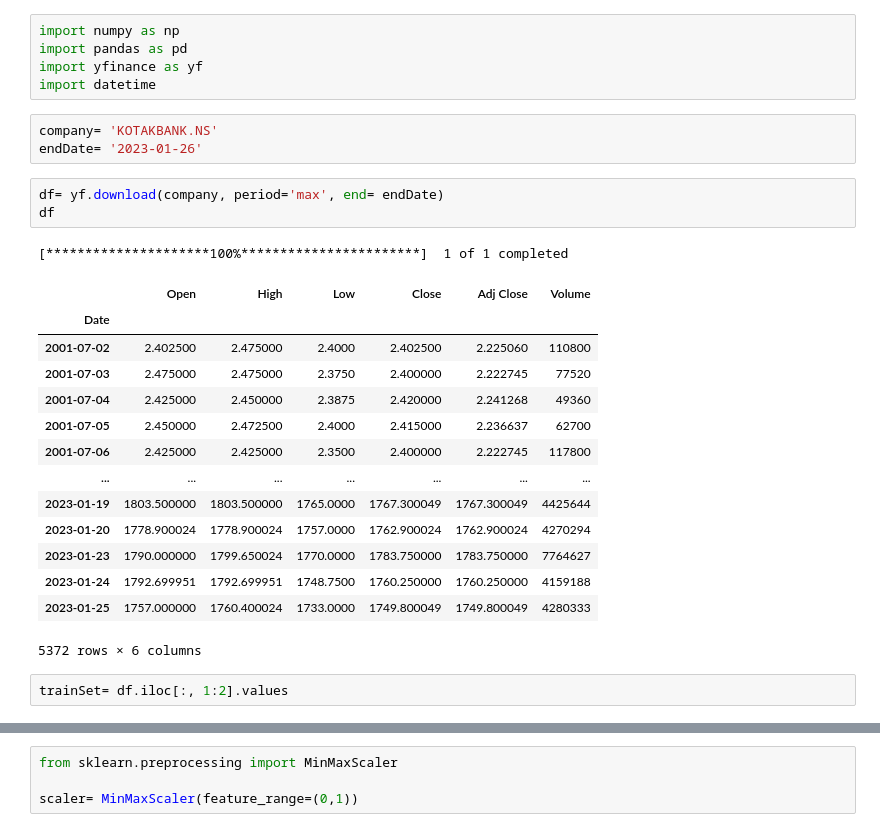
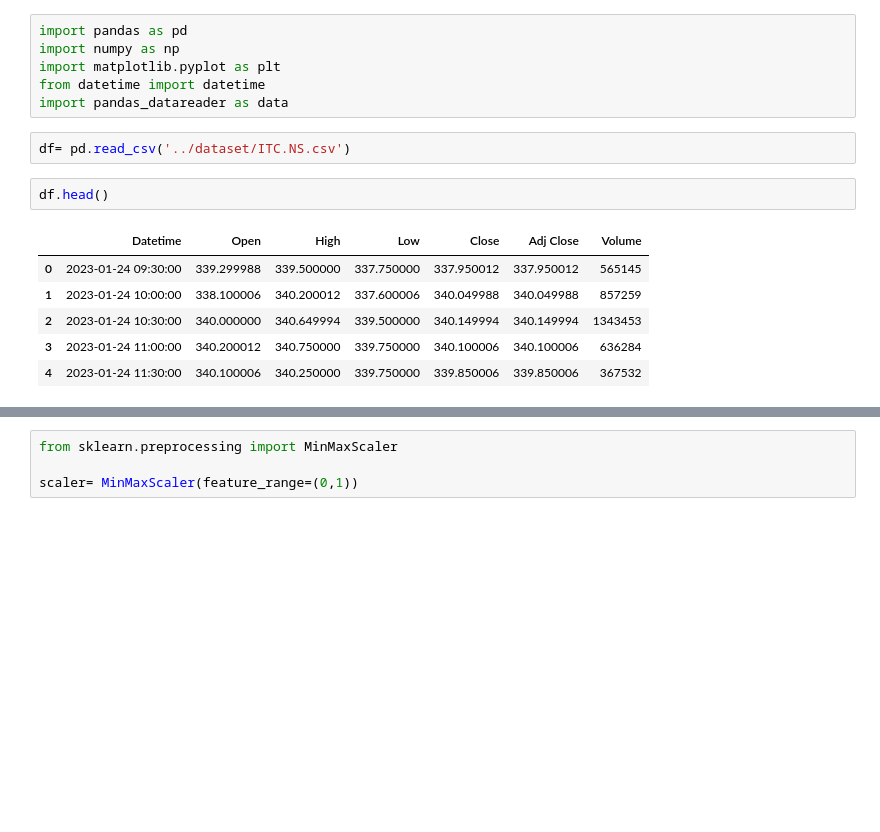
Before and after one commit to rohnsha0/StockSense-androidApp, a Jupyter notebook: model/model.ipynb, the cells around one changed output, grey strips where cells are left out. Cells and saved outputs as stored; diff of their text form; blank space fills up the shorter version.

```diff
--- a/model/model.ipynb
+++ b/model/model.ipynb
@@ -1,32 +1,20 @@
 # %%
+import pandas as pd
 import numpy as np
-import pandas as pd
-import yfinance as yf
-import datetime
+import matplotlib.pyplot as plt
+from datetime import datetime
+import pandas_datareader as data
-# %%
-company= 'KOTAKBANK.NS'
-endDate= '2023-01-26'
-# %%
-df= yf.download(company, period='max', end= endDate)
-df
-# %% [output]
-[*********************100%***********************]  1 of 1 completed
-|  | Open | High | Low | Close | Adj Close | Volume |
-| Date |  |  |  |  |  |  |
-| 2001-07-02 | 2.402500 | 2.475000 | 2.4000 | 2.402500 | 2.225060 | 110800 |
-| 2001-07-03 | 2.475000 | 2.475000 | 2.3750 | 2.400000 | 2.222745 | 77520 |
-| 2001-07-04 | 2.425000 | 2.450000 | 2.3875 | 2.420000 | 2.241268 | 49360 |
-| 2001-07-05 | 2.450000 | 2.472500 | 2.4000 | 2.415000 | 2.236637 | 62700 |
-| 2001-07-06 | 2.425000 | 2.425000 | 2.3500 | 2.400000 | 2.222745 | 117800 |
-| ... | ... | ... | ... | ... | ... | ... |
-| 2023-01-19 | 1803.500000 | 1803.500000 | 1765.0000 | 1767.300049 | 1767.300049 | 4425644 |
-| 2023-01-20 | 1778.900024 | 1778.900024 | 1757.0000 | 1762.900024 | 1762.900024 | 4270294 |
-| 2023-01-23 | 1790.000000 | 1799.650024 | 1770.0000 | 1783.750000 | 1783.750000 | 7764627 |
-| 2023-01-24 | 1792.699951 | 1792.699951 | 1748.7500 | 1760.250000 | 1760.250000 | 4159188 |
-| 2023-01-25 | 1757.000000 | 1760.400024 | 1733.0000 | 1749.800049 | 1749.800049 | 4280333 |
-5372 rows × 6 columns
-# %%
-trainSet= df.iloc[:, 1:2].values
+# %%
+df= pd.read_csv('../dataset/ITC.NS.csv')
+# %%
+df.head()
+# %% [output]
+|  | Datetime | Open | High | Low | Close | Adj Close | Volume |
+| 0 | 2023-01-24 09:30:00 | 339.299988 | 339.500000 | 337.750000 | 337.950012 | 337.950012 | 565145 |
+| 1 | 2023-01-24 10:00:00 | 338.100006 | 340.200012 | 337.600006 | 340.049988 | 340.049988 | 857259 |
+| 2 | 2023-01-24 10:30:00 | 340.000000 | 340.649994 | 339.500000 | 340.149994 | 340.149994 | 1343453 |
+| 3 | 2023-01-24 11:00:00 | 340.200012 | 340.750000 | 339.750000 | 340.100006 | 340.100006 | 636284 |
+| 4 | 2023-01-24 11:30:00 | 340.100006 | 340.250000 | 339.750000 | 339.850006 | 339.850006 | 367532 |
 # %%
 df.shape
 # %% [output]
```
Also changed, not shown: parts of 42 cells of this notebook, 20 other files.
